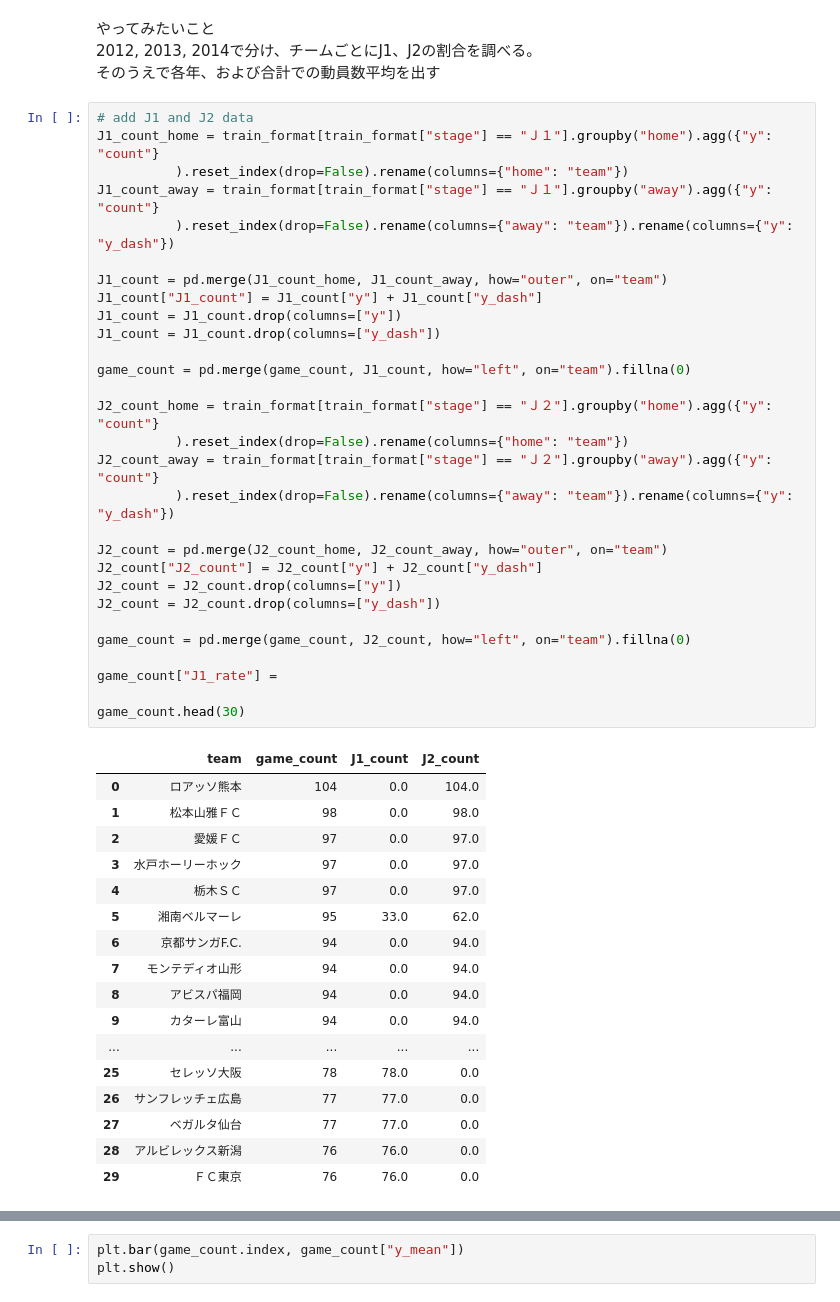
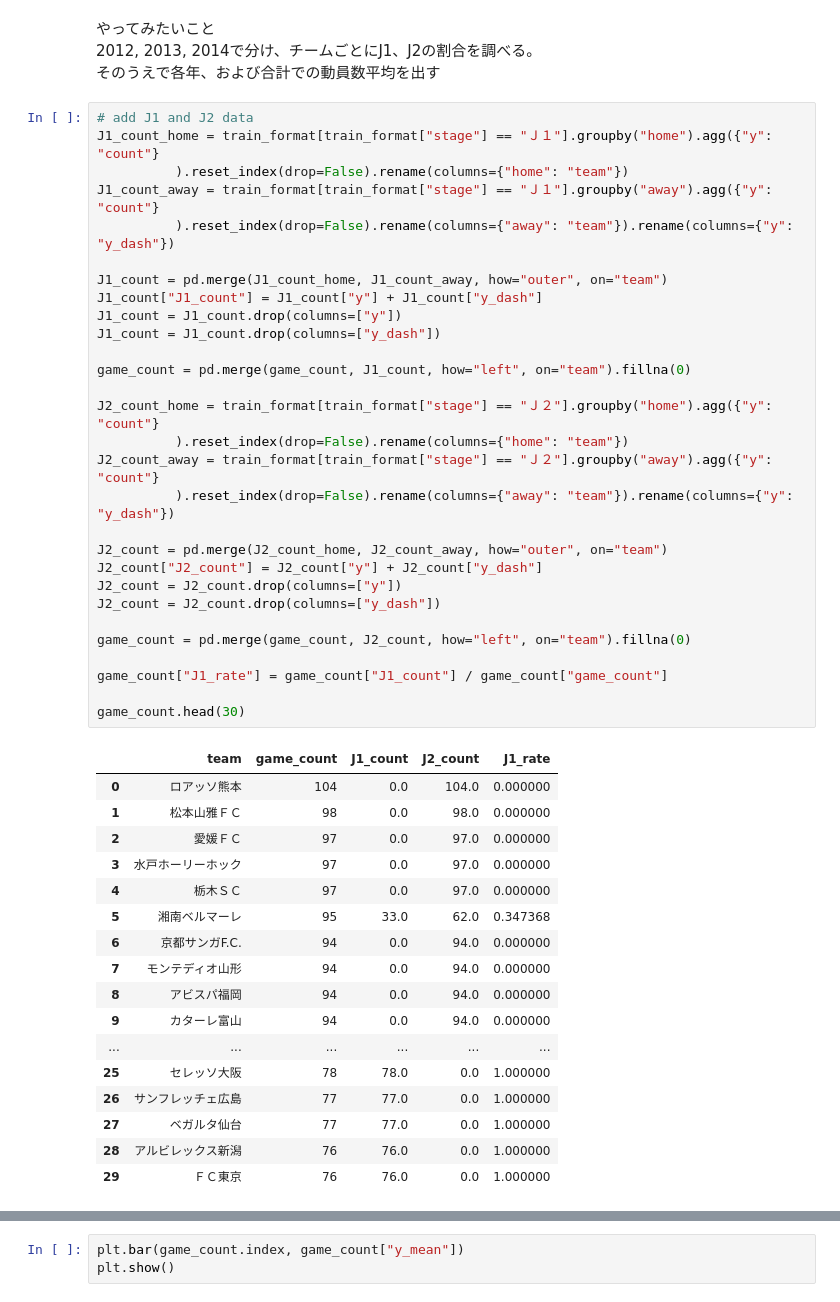
Before and after one commit to MAMMARU-class/UEC_3rd_datascience, a Jupyter notebook: 05_EDA.ipynb, the cells around one changed output, grey strips where cells are left out. Cells and saved outputs as stored; diff of their text form.

Commit message:
end checking game_count

```diff
--- a/05_EDA.ipynb
+++ b/05_EDA.ipynb
@@ -564,50 +564,50 @@ game_count.head()
 # %%
 # add J1 and J2 data
 J1_count_home = train_format[train_format["stage"] == "Ｊ１"].groupby("home").agg({"y": "count"}
           ).reset_index(drop=False).rename(columns={"home": "team"})
 J1_count_away = train_format[train_format["stage"] == "Ｊ１"].groupby("away").agg({"y": "count"}
           ).reset_index(drop=False).rename(columns={"away": "team"}).rename(columns={"y": "y_dash"})
 
 J1_count = pd.merge(J1_count_home, J1_count_away, how="outer", on="team")
 J1_count["J1_count"] = J1_count["y"] + J1_count["y_dash"]
 J1_count = J1_count.drop(columns=["y"])
 J1_count = J1_count.drop(columns=["y_dash"])
 
 game_count = pd.merge(game_count, J1_count, how="left", on="team").fillna(0)
 
 J2_count_home = train_format[train_format["stage"] == "Ｊ２"].groupby("home").agg({"y": "count"}
           ).reset_index(drop=False).rename(columns={"home": "team"})
 J2_count_away = train_format[train_format["stage"] == "Ｊ２"].groupby("away").agg({"y": "count"}
           ).reset_index(drop=False).rename(columns={"away": "team"}).rename(columns={"y": "y_dash"})
 
 J2_count = pd.merge(J2_count_home, J2_count_away, how="outer", on="team")
 J2_count["J2_count"] = J2_count["y"] + J2_count["y_dash"]
 J2_count = J2_count.drop(columns=["y"])
 J2_count = J2_count.drop(columns=["y_dash"])
 
 game_count = pd.merge(game_count, J2_count, how="left", on="team").fillna(0)
 
-game_count["J1_rate"] =
+game_count["J1_rate"] = game_count["J1_count"] / game_count["game_count"]
 
 game_count.head(30)
 # %% [output]
-|  | team | game_count | J1_count | J2_count |
-| 0 | ロアッソ熊本 | 104 | 0.0 | 104.0 |
-| 1 | 松本山雅ＦＣ | 98 | 0.0 | 98.0 |
-| 2 | 愛媛ＦＣ | 97 | 0.0 | 97.0 |
-| 3 | 水戸ホーリーホック | 97 | 0.0 | 97.0 |
-| 4 | 栃木ＳＣ | 97 | 0.0 | 97.0 |
-| 5 | 湘南ベルマーレ | 95 | 33.0 | 62.0 |
-| 6 | 京都サンガF.C. | 94 | 0.0 | 94.0 |
-| 7 | モンテディオ山形 | 94 | 0.0 | 94.0 |
-| 8 | アビスパ福岡 | 94 | 0.0 | 94.0 |
-| 9 | カターレ富山 | 94 | 0.0 | 94.0 |
-| ... | ... | ... | ... | ... |
-| 25 | セレッソ大阪 | 78 | 78.0 | 0.0 |
-| 26 | サンフレッチェ広島 | 77 | 77.0 | 0.0 |
-| 27 | ベガルタ仙台 | 77 | 77.0 | 0.0 |
-| 28 | アルビレックス新潟 | 76 | 76.0 | 0.0 |
-| 29 | ＦＣ東京 | 76 | 76.0 | 0.0 |
+|  | team | game_count | J1_count | J2_count | J1_rate |
+| 0 | ロアッソ熊本 | 104 | 0.0 | 104.0 | 0.000000 |
+| 1 | 松本山雅ＦＣ | 98 | 0.0 | 98.0 | 0.000000 |
+| 2 | 愛媛ＦＣ | 97 | 0.0 | 97.0 | 0.000000 |
+| 3 | 水戸ホーリーホック | 97 | 0.0 | 97.0 | 0.000000 |
+| 4 | 栃木ＳＣ | 97 | 0.0 | 97.0 | 0.000000 |
+| 5 | 湘南ベルマーレ | 95 | 33.0 | 62.0 | 0.347368 |
+| 6 | 京都サンガF.C. | 94 | 0.0 | 94.0 | 0.000000 |
+| 7 | モンテディオ山形 | 94 | 0.0 | 94.0 | 0.000000 |
+| 8 | アビスパ福岡 | 94 | 0.0 | 94.0 | 0.000000 |
+| 9 | カターレ富山 | 94 | 0.0 | 94.0 | 0.000000 |
+| ... | ... | ... | ... | ... | ... |
+| 25 | セレッソ大阪 | 78 | 78.0 | 0.0 | 1.000000 |
+| 26 | サンフレッチェ広島 | 77 | 77.0 | 0.0 | 1.000000 |
+| 27 | ベガルタ仙台 | 77 | 77.0 | 0.0 | 1.000000 |
+| 28 | アルビレックス新潟 | 76 | 76.0 | 0.0 | 1.000000 |
+| 29 | ＦＣ東京 | 76 | 76.0 | 0.0 | 1.000000 |
 # %%
 # add sum y
 y_sum_home = train_format.groupby("home").agg({"y": "sum"}
```
Also changed, not shown: parts of 4 cells of this notebook.
